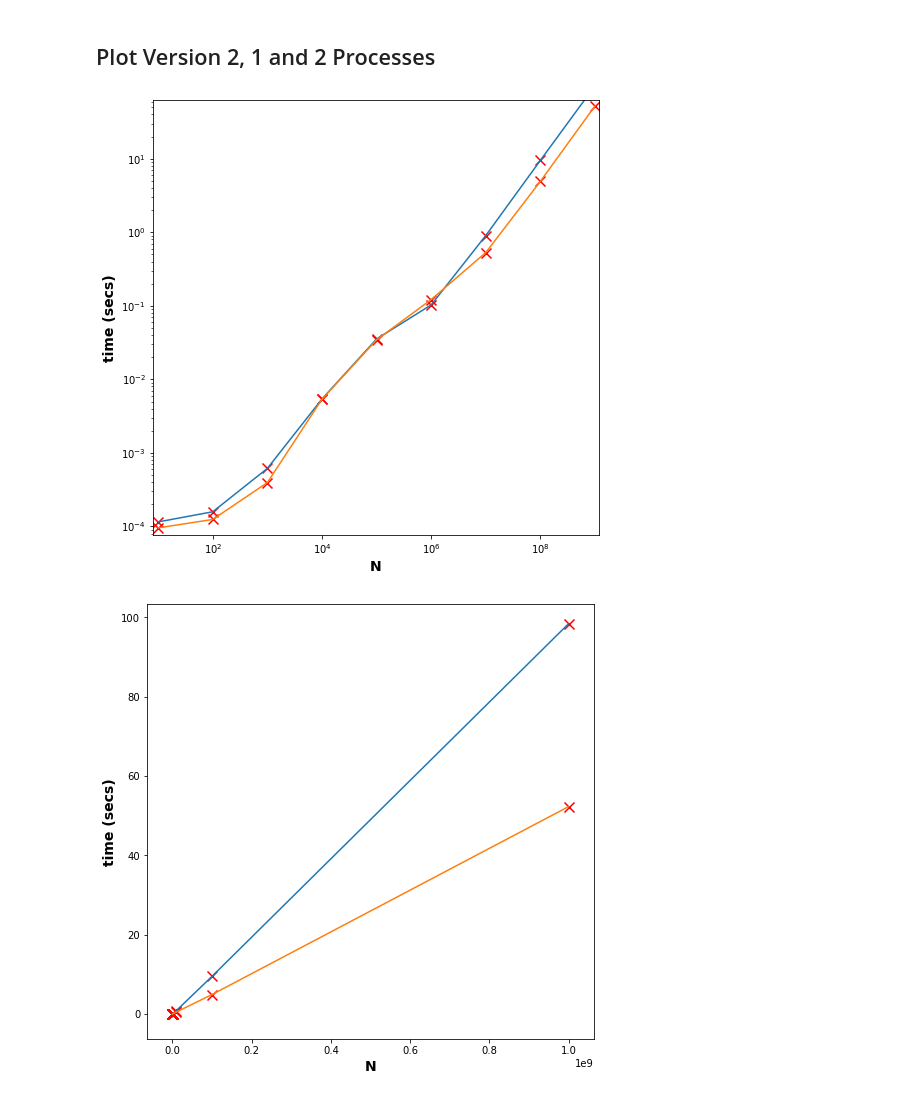
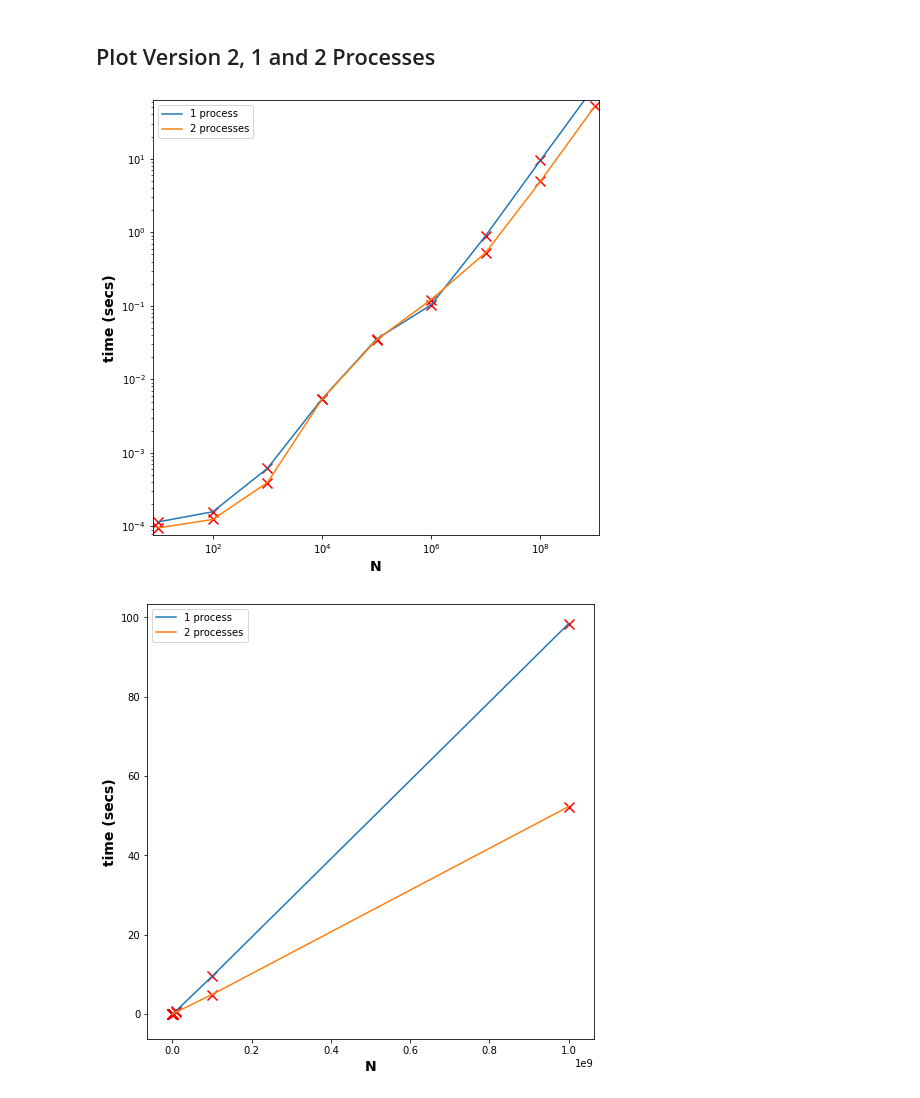
Before and after one commit to Yowgf/eratosthenes-sieve, a Jupyter notebook: timePlots.ipynb, the cells around one changed output. Drawn from its saved outputs; the diff is of its cells as text; code cells hidden in the pictures.

Commit message:
Camera-ready version

```diff
--- a/timePlots.ipynb
+++ b/timePlots.ipynb
@@ -25,10 +25,14 @@ def logPlot(xAxis, yAxis, legend=None):
     plt.yscale("log")
     plt.scatter(xAxis, yAxis, s=100, color="red", marker="x", edgecolor="white")
     plt.plot(xAxis, yAxis, label=legend)
+    if legend != None:
+        plt.legend()
 
 def customPlot(xAxis, yAxis, legend=None):
     plt.scatter(xAxis, yAxis, s=100, color="red", marker="x", edgecolor="white")
     plt.plot(xAxis, yAxis, label=legend)
+    if legend != None:
+        plt.legend()
 # %% [markdown]
 ## Plot Version 1 of the program, 2 Processes
 # %%
@@ -79,37 +89,41 @@ def getMeansVersion2(testDir, leftLimit, rightLimit, step, numRuns, numProcesses
         i *= step
     return pd.Series(means)
 
-def plotVersion2(save=False):
+def plotVersion2(save=False, savedir=None):
     # Read each result in testDir, get the mean from the runs.
     # Build a pandas series with the aggregated results.
     testDir1p = "tests/1p-1000000000-version2"
     testDir2p = "tests/2p-1000000000-version2"
     leftLimit = 10
     rightLimit = 1e9
     step = 10
     numRuns = 10
 
     means1p = getMeansVersion2(testDir1p, leftLimit, rightLimit, step, numRuns, numProcesses=1)
     means2p = getMeansVersion2(testDir2p, leftLimit, rightLimit, step, numRuns, numProcesses=2)
 
     xAxis = geoSeq(leftLimit, rightLimit, step)
 
 
     # Plot everything
     plt.figure()
     plt.xlabel("N")
     plt.ylabel("time (secs)")
     logPlot(xAxis, means1p, legend="1 process")
     logPlot(xAxis, means2p, legend="2 processes")
-    if save == True:
-        plt.savefig()
+    if save == True and savedir != None:
+        plt.savefig(savedir + "/" + "version2-logplot.png")
     plt.figure()
     plt.xlabel("N")
     plt.ylabel("time (secs)")
     customPlot(xAxis, means1p, legend="1 process")
     customPlot(xAxis, means2p, legend="2 processes")
+    if save == True and savedir != None:
+        plt.savefig(savedir + "/" + "version2-linearplot.png")
 
-plotVersion2(save=True, savedir="")
+    return means1p, means2p
+
+meansV1p, meansV2p = plotVersion2(save=True, savedir="eval/images")
 # %% [output]
-[figure, old version]
+[figure, new version]
-[figure, old version]
+[figure, new version]
```
Also changed, not shown: parts of 4 cells of this notebook, 7 other files.
